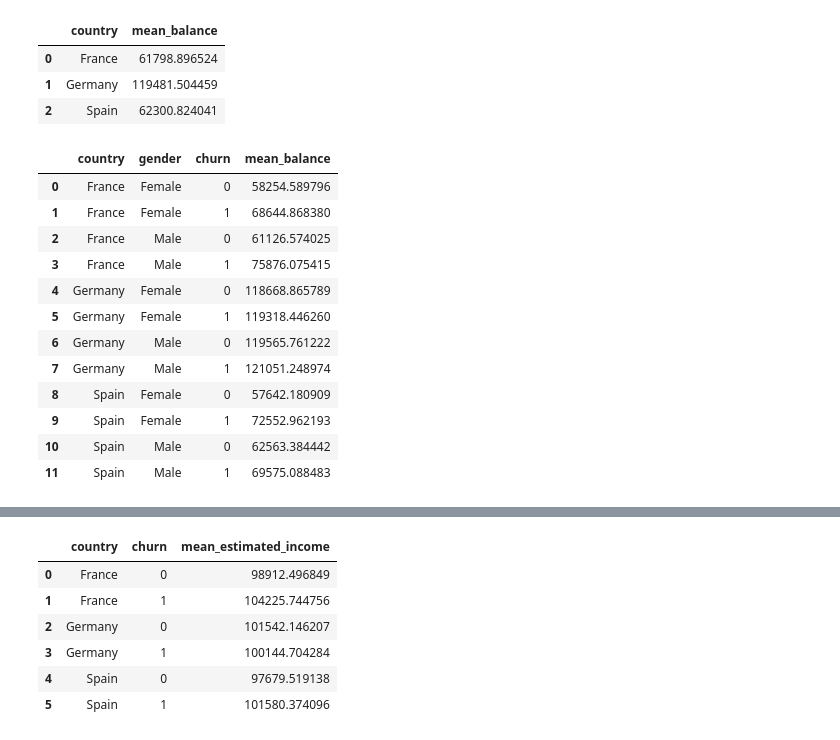
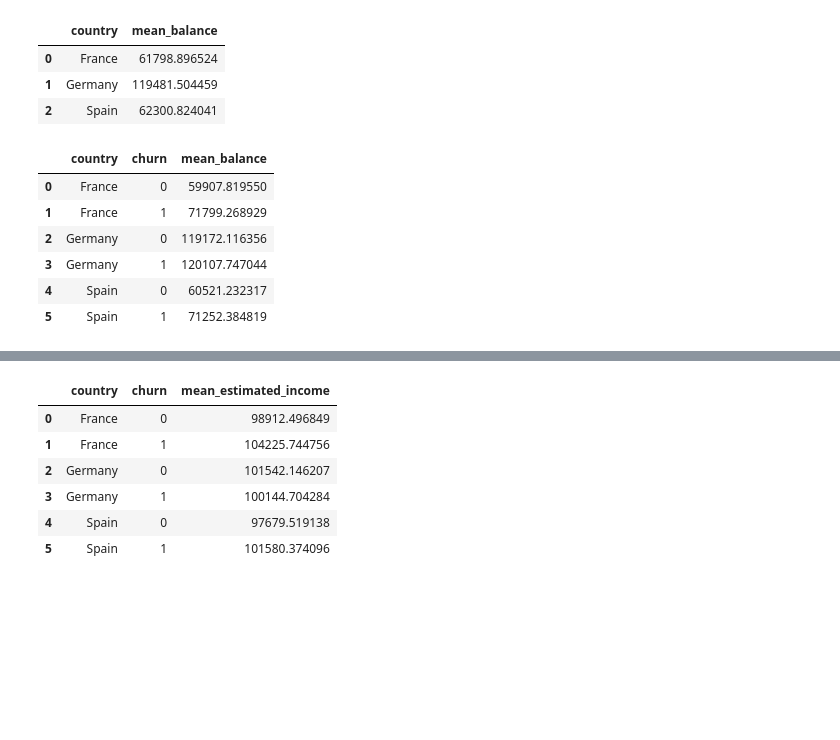
Before and after one commit to EitanKats/ML-project, a Jupyter notebook: Bank Churn.ipynb, the cells around one changed output, grey strips where cells are left out. Cells and saved outputs as stored; diff of their text form; code cells hidden in the pictures; blank space fills up the shorter version.

```diff
--- a/Bank Churn.ipynb
+++ b/Bank Churn.ipynb
@@ -127,8 +127,7 @@ def split_train_test_stratified(data, test_ratio=0.2, column_name='churn', rando
     for train_index, test_index in split.split(data, data[column_name]):
         train = data.loc[train_index]
         test = data.loc[test_index]
-        return train.reset_index(), test.reset_index()
-
+        return train.reset_index(drop=True), test.reset_index(drop=True)
 
 train_set, test_set = split_train_test_stratified(data=bank)
 # %%
@@ -270,22 +295,16 @@ mean_balance_per_country
 | 1 | Germany | 119481.504459 |
 | 2 | Spain | 62300.824041 |
 # %%
-mean_balance_per_country_gender = train_set.groupby(["country", "gender", "churn"]).agg(
+mean_balance_per_country_gender = train_set.groupby(["country", "churn"]).agg(
     mean_balance=("balance", 'mean'))
 mean_balance_per_country_gender = mean_balance_per_country_gender.reset_index()
 mean_balance_per_country_gender
 # %% [output]
-|  | country | gender | churn | mean_balance |
-| 0 | France | Female | 0 | 58254.589796 |
-| 1 | France | Female | 1 | 68644.868380 |
-| 2 | France | Male | 0 | 61126.574025 |
-| 3 | France | Male | 1 | 75876.075415 |
-| 4 | Germany | Female | 0 | 118668.865789 |
-| 5 | Germany | Female | 1 | 119318.446260 |
-| 6 | Germany | Male | 0 | 119565.761222 |
-| 7 | Germany | Male | 1 | 121051.248974 |
-| 8 | Spain | Female | 0 | 57642.180909 |
-| 9 | Spain | Female | 1 | 72552.962193 |
-| 10 | Spain | Male | 0 | 62563.384442 |
-| 11 | Spain | Male | 1 | 69575.088483 |
+|  | country | churn | mean_balance |
+| 0 | France | 0 | 59907.819550 |
+| 1 | France | 1 | 71799.268929 |
+| 2 | Germany | 0 | 119172.116356 |
+| 3 | Germany | 1 | 120107.747044 |
+| 4 | Spain | 0 | 60521.232317 |
+| 5 | Spain | 1 | 71252.384819 |
 # %%
```
Also changed, not shown: parts of 49 cells of this notebook.
